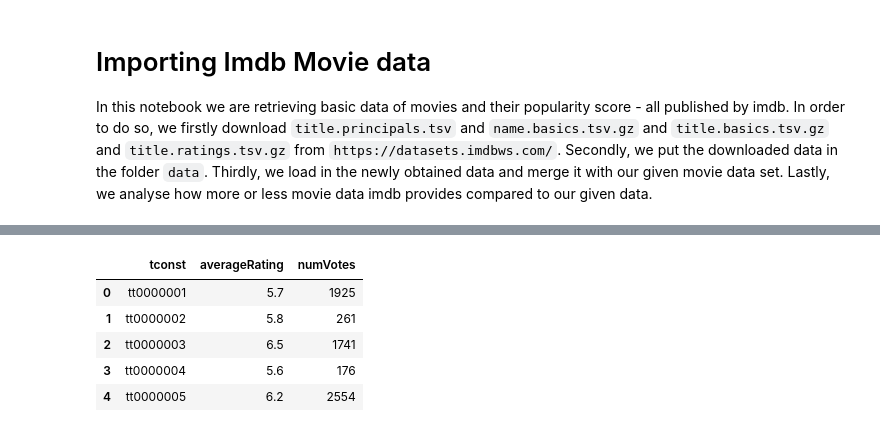
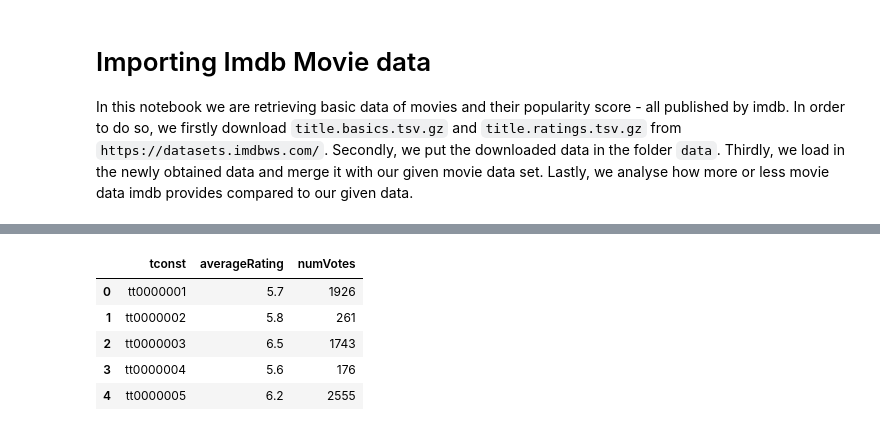
Before and after one commit to epfl-ada/ada-2022-project-jash, a Jupyter notebook: import_imdb_movie_data.ipynb, the cells around one changed output, grey strips where cells are left out. Saved outputs shown, nothing was run; the diff lists cells and outputs as text; code cells hidden in the pictures.

````diff
--- a/import_imdb_movie_data.ipynb
+++ b/import_imdb_movie_data.ipynb
@@ -1,6 +1,6 @@
 # %% [markdown]
 # Importing Imdb Movie data
-In this notebook we are retrieving basic data of movies and their popularity score - all published by imdb. In order to do so, we firstly download ```title.principals.tsv``` and ```name.basics.tsv.gz``` and ```title.basics.tsv.gz``` and ```title.ratings.tsv.gz``` from ```https://datasets.imdbws.com/```. Secondly, we put the downloaded data in the folder ```data```. Thirdly, we load in the newly obtained data and merge it with our given movie data set. Lastly, we analyse how more or less movie data imdb provides compared to our given data.
+In this notebook we are retrieving basic data of movies and their popularity score - all published by imdb. In order to do so, we firstly download ```title.basics.tsv.gz``` and ```title.ratings.tsv.gz``` from ```https://datasets.imdbws.com/```. Secondly, we put the downloaded data in the folder ```data```. Thirdly, we load in the newly obtained data and merge it with our given movie data set. Lastly, we analyse how more or less movie data imdb provides compared to our given data.
 # %%
 import pandas as pd
 import numpy as np
@@ -17,12 +19,12 @@ movies.head()
 | 4 | tt0000005 | short | Blacksmith Scene | Blacksmith Scene | 0 | 1893 | \N | 1 | Comedy,Short |
 # %%
 #loading in imdb's movie ratings
-ratings = pd.read_csv('data/title.ratings.tsv', sep='\t')
-ratings.head()
+ratings_imdb = pd.read_csv('./data/title.ratings.tsv/data.tsv', sep='\t')
+ratings_imdb.head()
 # %% [output]
 |  | tconst | averageRating | numVotes |
-| 0 | tt0000001 | 5.7 | 1925 |
+| 0 | tt0000001 | 5.7 | 1926 |
 | 1 | tt0000002 | 5.8 | 261 |
-| 2 | tt0000003 | 6.5 | 1741 |
+| 2 | tt0000003 | 6.5 | 1743 |
 | 3 | tt0000004 | 5.6 | 176 |
-| 4 | tt0000005 | 6.2 | 2554 |
+| 4 | tt0000005 | 6.2 | 2555 |
````
Also changed, not shown: parts of 18 cells of this notebook.
